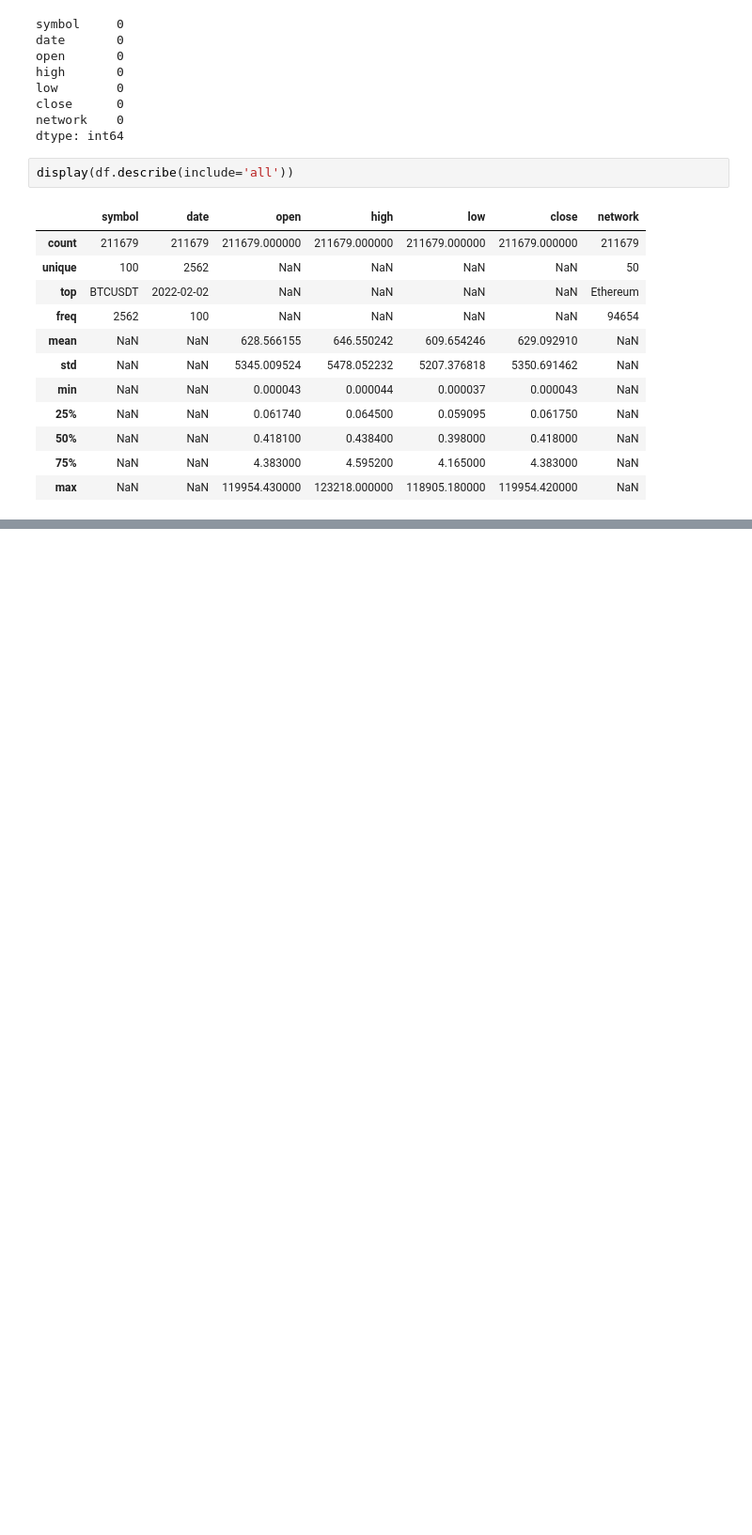
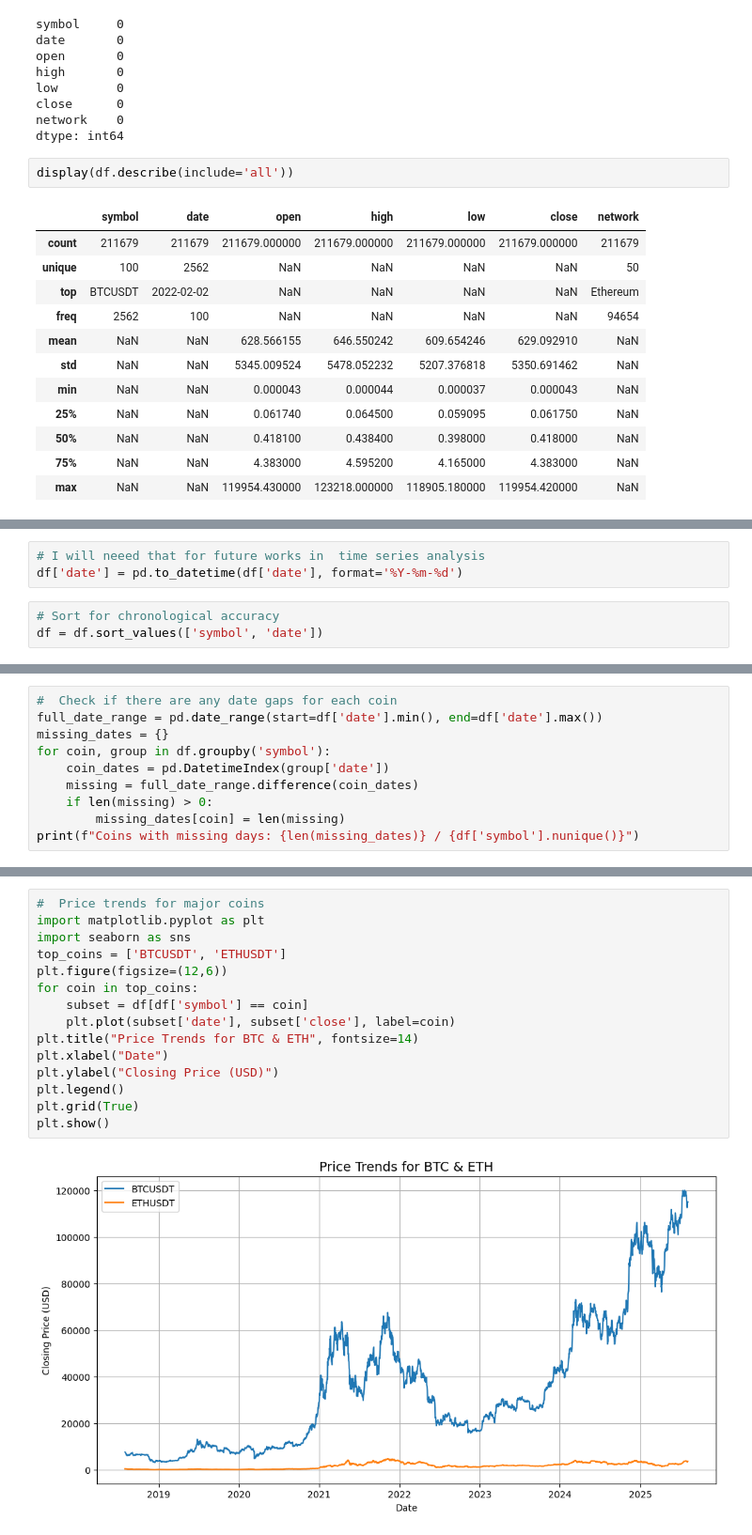
Before and after one commit to alabhastam/crypto-price-forecasting, a Jupyter notebook: main.ipynb, the cells around one changed output, grey strips where cells are left out. Shown at 94% size. Drawn from its saved outputs; the diff is of its cells as text; blank space fills up the shorter version.

Commit message:
Kaggle Notebook | crypto-price-pred | EDA

```diff
--- a/main.ipynb
+++ b/main.ipynb
@@ -77,0 +80,6 @@ display(df.describe(include='all'))
+# %%
+# I will neeed that for future works in  time series analysis
+df['date'] = pd.to_datetime(df['date'], format='%Y-%m-%d')
+# %%
+# Sort for chronological accuracy
+df = df.sort_values(['symbol', 'date'])
@@ -77,0 +103,10 @@ display(df.describe(include='all'))
+# %%
+#  Check if there are any date gaps for each coin
+full_date_range = pd.date_range(start=df['date'].min(), end=df['date'].max())
+missing_dates = {}
+for coin, group in df.groupby('symbol'):
+    coin_dates = pd.DatetimeIndex(group['date'])
+    missing = full_date_range.difference(coin_dates)
+    if len(missing) > 0:
+        missing_dates[coin] = len(missing)
+print(f"Coins with missing days: {len(missing_dates)} / {df['symbol'].nunique()}")
@@ -77,0 +134,17 @@ display(df.describe(include='all'))
+# %%
+#  Price trends for major coins
+import matplotlib.pyplot as plt
+import seaborn as sns
+top_coins = ['BTCUSDT', 'ETHUSDT']
+plt.figure(figsize=(12,6))
+for coin in top_coins:
+    subset = df[df['symbol'] == coin]
+    plt.plot(subset['date'], subset['close'], label=coin)
+plt.title("Price Trends for BTC & ETH", fontsize=14)
+plt.xlabel("Date")
+plt.ylabel("Closing Price (USD)")
+plt.legend()
+plt.grid(True)
+plt.show()
+# %% [output]
+[figure, added]
```
Also changed, not shown: parts of 8 cells of this notebook.
